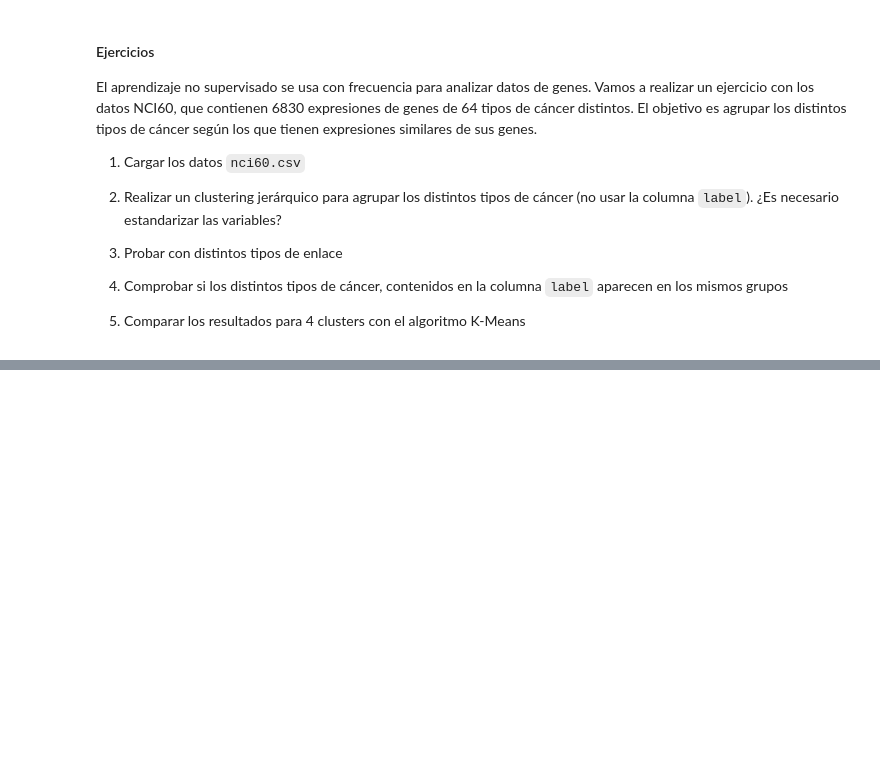
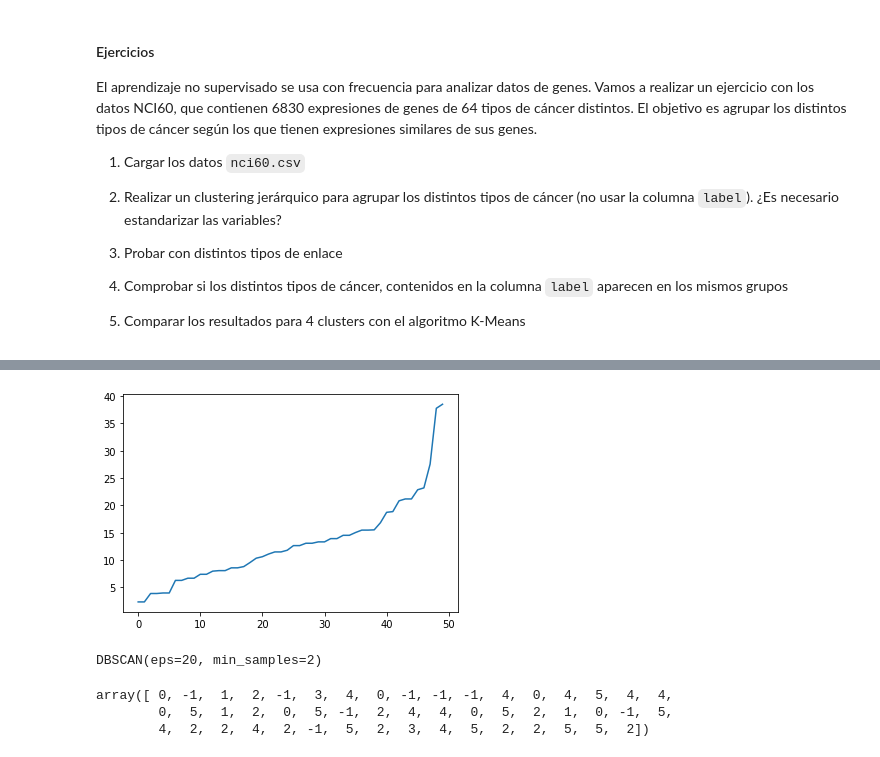
Before and after one commit to albertotb/curso-cluster, a Jupyter notebook: notebooks/04-clustering.ipynb, the cells around one changed output, grey strips where cells are left out. Saved outputs shown, nothing was run; the diff lists cells and outputs as text; code cells hidden in the pictures; blank space fills up the shorter version.

```diff
--- a/notebooks/04-clustering.ipynb
+++ b/notebooks/04-clustering.ipynb
@@ -258,0 +370,25 @@ En este ejercicio vamos a usar datos de una encuesta a estudiantes de ciencias p
+# %%
+from sklearn.neighbors import NearestNeighbors
+
+min_samples = 2
+
+nn = NearestNeighbors(n_neighbors=min_samples)
+nn.fit(arrests)
+distances, indices = nn.kneighbors(arrests)
+# %%
+plt.plot(np.sort(distances[:,1], axis=0));
+# %% [output]
+[figure, added]
+# %%
+from sklearn.cluster import DBSCAN
+
+db = DBSCAN(min_samples=min_samples, eps=20)
+db.fit(arrests)
+# %% [output]
+DBSCAN(eps=20, min_samples=2)
+# %%
+db.labels_
+# %% [output]
+array([ 0, -1,  1,  2, -1,  3,  4,  0, -1, -1, -1,  4,  0,  4,  5,  4,  4,
+        0,  5,  1,  2,  0,  5, -1,  2,  4,  4,  0,  5,  2,  1,  0, -1,  5,
+        4,  2,  2,  4,  2, -1,  5,  2,  3,  4,  5,  2,  2,  5,  5,  2])
```
Also changed, not shown: parts of 26 cells of this notebook, 8 other files.
